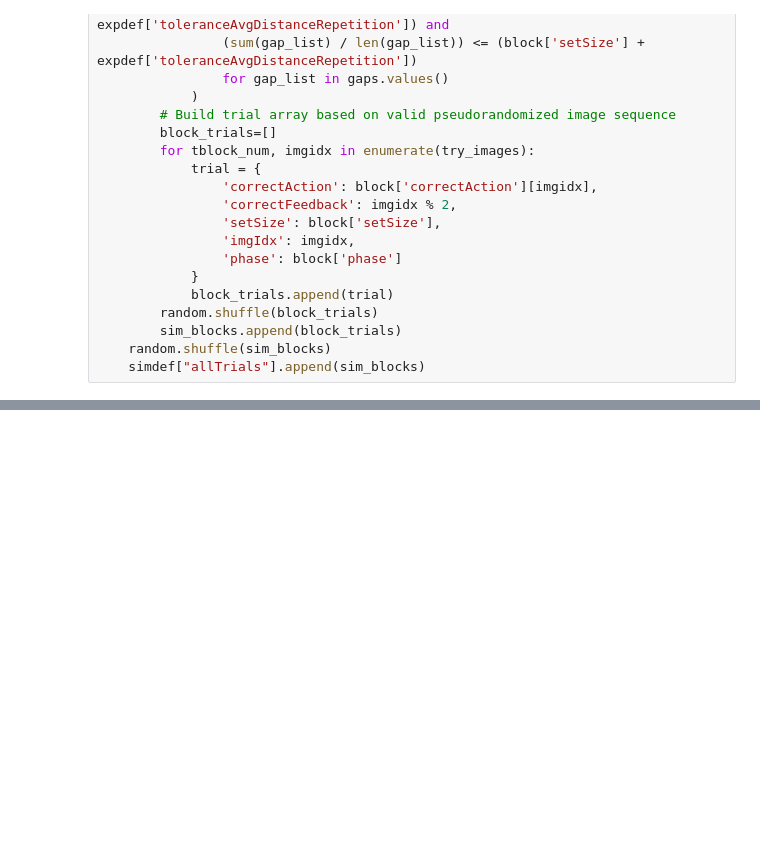
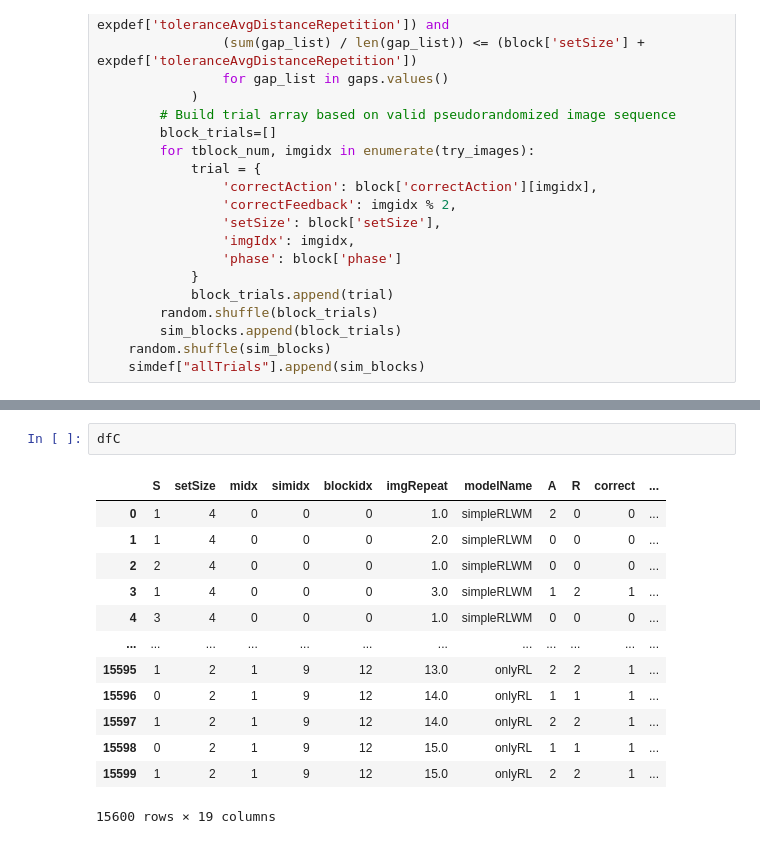
Before and after one commit to robustcircuit/neurograd-simple-experiment, a Jupyter notebook: python/simulateModel.ipynb, the cells around one changed output, grey strips where cells are left out. Saved outputs shown, nothing was run; the diff lists cells and outputs as text; blank space fills up the shorter version.

```diff
--- a/python/simulateModel.ipynb
+++ b/python/simulateModel.ipynb
@@ -171,3 +192,19 @@ dfC=pd.DataFrame(listC)
+# %%
+dfC
+# %% [output]
+|  | S | setSize | midx | simidx | blockidx | imgRepeat | modelName | A | R | correct | ... |
+| 0 | 1 | 4 | 0 | 0 | 0 | 1.0 | simpleRLWM | 2 | 0 | 0 | ... |
+| 1 | 1 | 4 | 0 | 0 | 0 | 2.0 | simpleRLWM | 0 | 0 | 0 | ... |
+| 2 | 2 | 4 | 0 | 0 | 0 | 1.0 | simpleRLWM | 0 | 0 | 0 | ... |
+| 3 | 1 | 4 | 0 | 0 | 0 | 3.0 | simpleRLWM | 1 | 2 | 1 | ... |
+| 4 | 3 | 4 | 0 | 0 | 0 | 1.0 | simpleRLWM | 0 | 0 | 0 | ... |
+| ... | ... | ... | ... | ... | ... | ... | ... | ... | ... | ... | ... |
+| 15595 | 1 | 2 | 1 | 9 | 12 | 13.0 | onlyRL | 2 | 2 | 1 | ... |
+| 15596 | 0 | 2 | 1 | 9 | 12 | 14.0 | onlyRL | 1 | 1 | 1 | ... |
+| 15597 | 1 | 2 | 1 | 9 | 12 | 14.0 | onlyRL | 2 | 2 | 1 | ... |
+| 15598 | 0 | 2 | 1 | 9 | 12 | 15.0 | onlyRL | 1 | 1 | 1 | ... |
+| 15599 | 1 | 2 | 1 | 9 | 12 | 15.0 | onlyRL | 2 | 2 | 1 | ... |
+15600 rows × 19 columns
 # %%
 df_summary = (
     dfC.groupby(['imgRepeat', 'setSize', 'simidx','modelName'])['correct']
```
Also changed, not shown: parts of 4 cells of this notebook, 11 other files.
